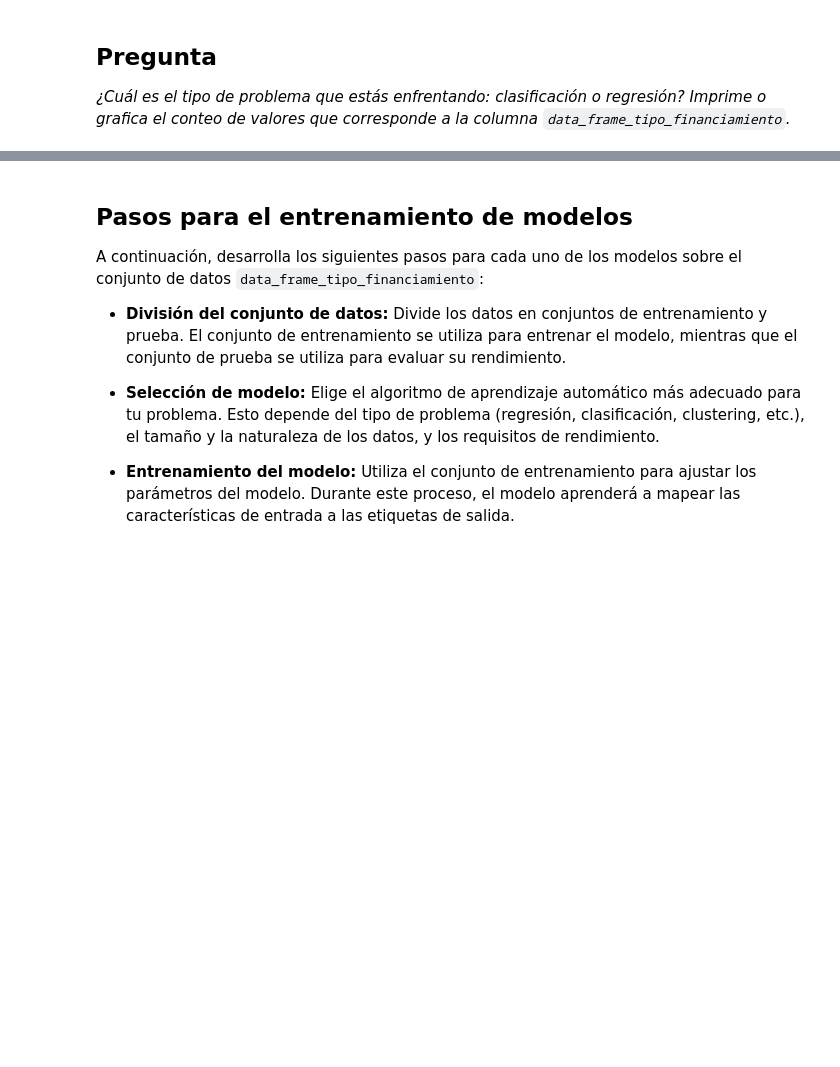
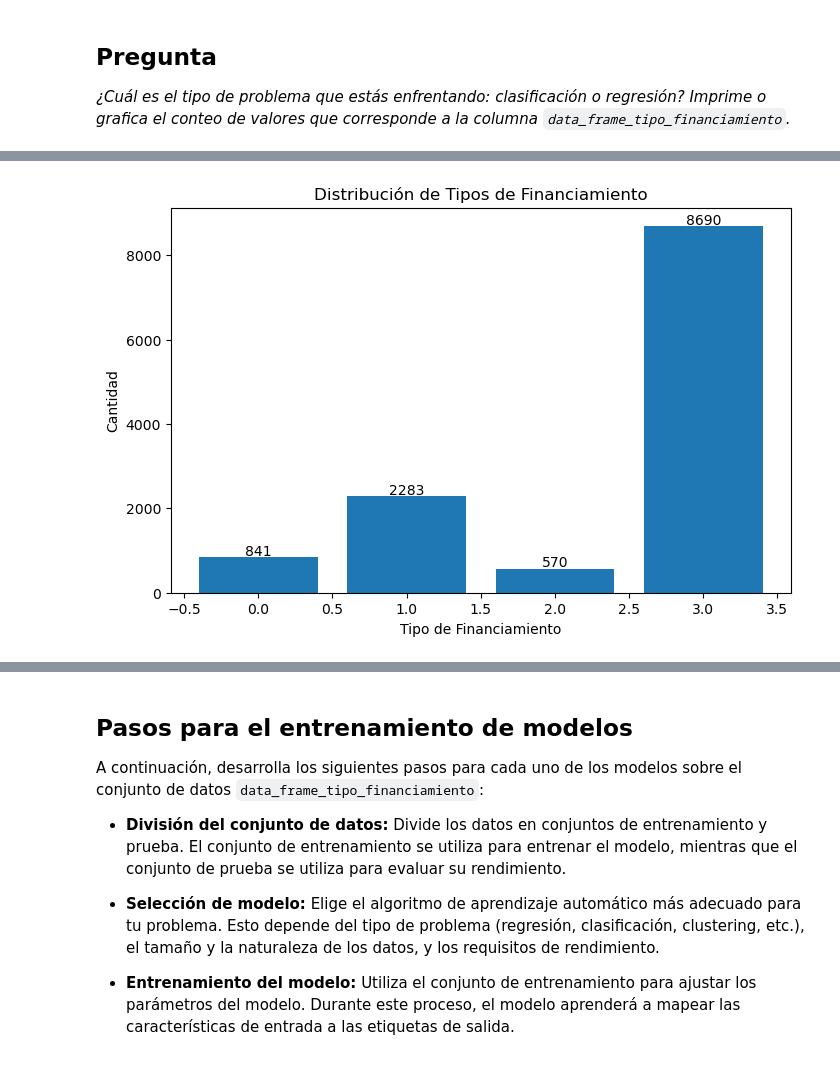
Before and after one commit to irina-yakovleva/python_b2_edp_uoc, a Jupyter notebook: python_b2_proyecto_final.ipynb, the cells around one changed output, grey strips where cells are left out. Cells and saved outputs as stored; diff of their text form; code cells hidden in the pictures; blank space fills up the shorter version.

```diff
--- a/python_b2_proyecto_final.ipynb
+++ b/python_b2_proyecto_final.ipynb
@@ -2046,0 +2045,21 @@ Vamos a unificar diferentes conjuntos de datos (`df_insurance`, `df_retailbank`
+# %%
+# Write you code here
+# Merge usando left join sobre df_insurance como base
+data_frame_merged = df_insurance.merge(df_retailbank, on='ID', how='left') \
+                               .merge(df_investment, on='ID', how='left')
+
+print("=== RESULTADO DEL MERGE LEFT ===")
+print("Forma del DataFrame combinado:", data_frame_merged.shape)
+print("Columnas:", data_frame_merged.columns.tolist())
+
+print("\n=== PRIMEROS 10 REGISTROS ===")
+print(data_frame_merged.head(10))
+
+print("\n=== INFORMACIÓN ADICIONAL ===")
+print("Total de columnas:", len(data_frame_merged.columns))
+print("Total de registros:", len(data_frame_merged))
+
+print("\n=== VERIFICACIÓN DE VALORES NULOS ===")
+print("Valores nulos por columna:")
+null_counts = data_frame_merged.isnull().sum()
+print(null_counts[null_counts > 0])  # Solo mostrar columnas con nulos
@@ -2338,0 +2495,22 @@ Utiliza técnicas de validación cruzada para obtener estimaciones más robustas
+# %%
+# Obtener los conteos
+val_counts = data_frame_tipo_financiamiento['tipo_financiamiento'].value_counts()
+
+# Ordenar por índice (clases)
+val_counts_sorted = val_counts.sort_index()
+
+# Extraer clases e incidencias
+clases = val_counts_sorted.index.tolist()
+conteos = val_counts_sorted.values.tolist()
+
+# Crear gráfico de barras básico
+plt.figure(figsize=(8, 5))
+plt.bar(clases, conteos)
+plt.title('Distribución de Tipos de Financiamiento')
+plt.xlabel('Tipo de Financiamiento')
+plt.ylabel('Cantidad')
+for i, v in enumerate(conteos):
+    plt.text(i, v + 50, str(v), ha='center')
+plt.show()
+# %% [output]
+[figure, added]
```
Also changed, not shown: parts of 55 cells of this notebook, 1 other file.
